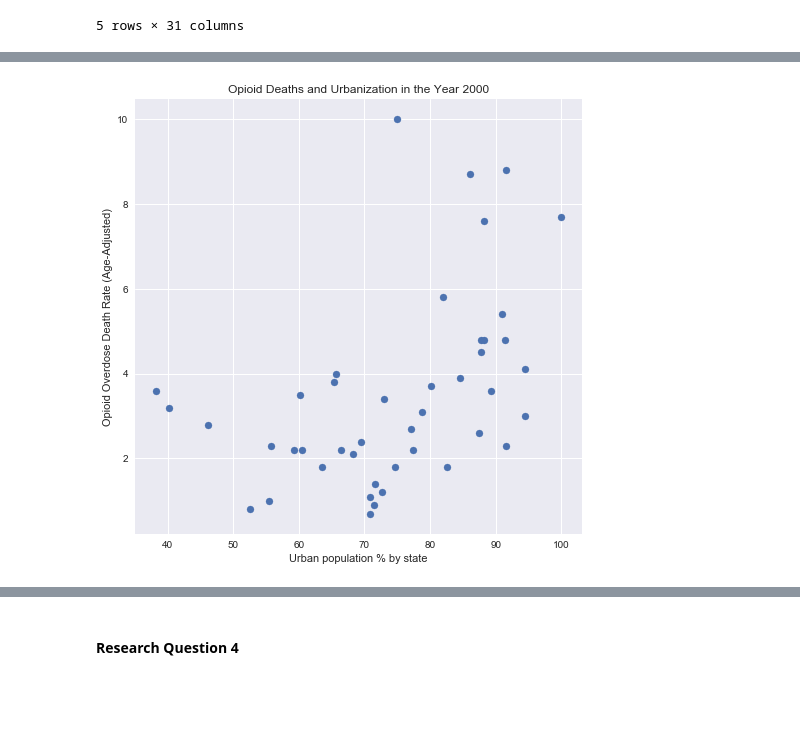
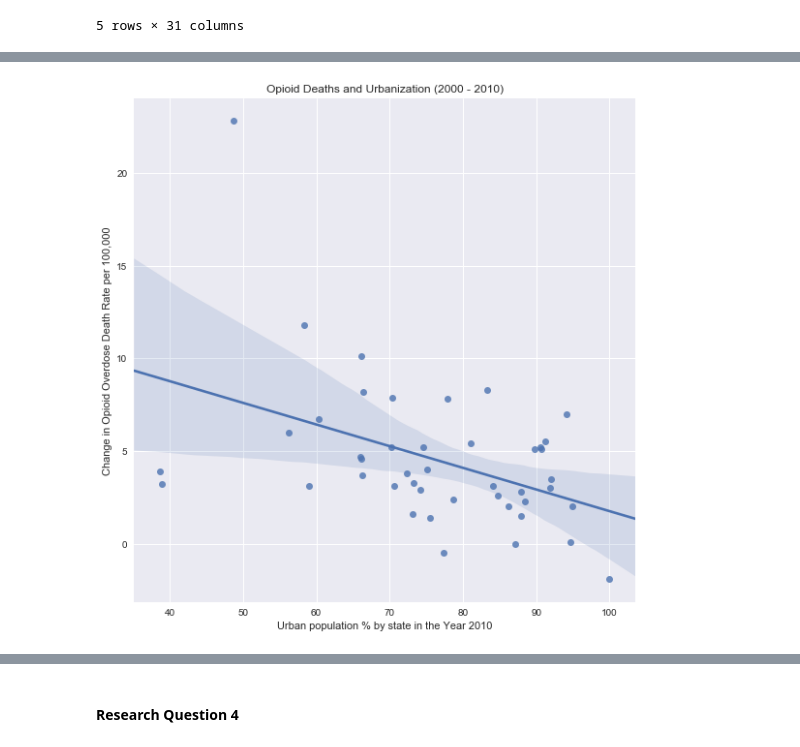
Before and after one commit to christa-fields/GWU_Databootcamp_Project_1, a Jupyter notebook: main.ipynb, the cells around one changed output, grey strips where cells are left out. Saved outputs shown, nothing was run; the diff lists cells and outputs as text; code cells hidden in the pictures; blank space fills up the shorter version.

```diff
--- a/main.ipynb
+++ b/main.ipynb
@@ -88,22 +88,21 @@ OpDeaths_Urb_df.head()
 # %%
 # dfs for the years 2000 and 2010 (the years where census data is available):
 # df Opioid deaths 2000
-Op_2000_df = pd.DataFrame(\
+OpDeathsDelta_df = pd.DataFrame(\
                           data = OpDeaths_Urb_df,\
-                          columns=['Location', '2000__Opioid Overdose Death Rate (Age-Adjusted)', '2000'])
-Op_2000_df = Op_2000_df.dropna()
-Op_2000_df = Op_2000_df.drop(Op_2000_df.index[0]) #dropping US total
-# For some reason, Opioid Death rate is not numeric. Change to numeric so scatter plot works
-Op_2000_df['2000__Opioid Overdose Death Rate (Age-Adjusted)'] = Op_2000_df['2000__Opioid Overdose Death Rate (Age-Adjusted)'].apply(pd.to_numeric)
+                          columns=['Location', '2000__Opioid Overdose Death Rate (Age-Adjusted)',\
+                                   '2010__Opioid Overdose Death Rate (Age-Adjusted)', '2010'])
+OpDeathsDelta_df = OpDeathsDelta_df.dropna()
+OpDeathsDelta_df = OpDeathsDelta_df.drop(OpDeathsDelta_df.index[0]) #dropping US total
+# Opioid Death rate is not numeric. Change to numeric so scatter plot works
+OpDeathsDelta_df['2000__Opioid Overdose Death Rate (Age-Adjusted)']=\
+    OpDeathsDelta_df['2000__Opioid Overdose Death Rate (Age-Adjusted)'].apply(pd.to_numeric)
+OpDeathsDelta_df['2010__Opioid Overdose Death Rate (Age-Adjusted)']=\
+    OpDeathsDelta_df['2010__Opioid Overdose Death Rate (Age-Adjusted)'].apply(pd.to_numeric)
 
-# df Opioid deaths 2010
-Op_2010_df = pd.DataFrame(\
-                          data = OpDeaths_Urb_df,\
-                          columns=['Location', '2010__Opioid Overdose Death Rate (Age-Adjusted)', '2010'])
-Op_2010_df = Op_2010_df.dropna()
-Op_2010_df = Op_2010_df.drop(Op_2010_df.index[0]) #dropping US total
-# For some reason, Opioid Death rate is not numeric. Change to numeric so scatter plot works
-Op_2010_df['2010__Opioid Overdose Death Rate (Age-Adjusted)'] = Op_2010_df['2010__Opioid Overdose Death Rate (Age-Adjusted)'].apply(pd.to_numeric)
+# get change in death rate from 2000 to 2010
+OpDeathsDelta_df['Change in Death'] = OpDeathsDelta_df['2010__Opioid Overdose Death Rate (Age-Adjusted)']\
+    - OpDeathsDelta_df['2000__Opioid Overdose Death Rate (Age-Adjusted)']
 
-Op_2010_df.head()
+OpDeathsDelta_df.tail()
 # %% [output]
@@ -116,13 +115,12 @@ Op_2010_df.head()
 # %%
-# scatterplot: Urban population % by state in year 2000 on opioid overdose death rate in year 2000
+# scatterplot: Urban population % by state in year 2010 on change in opioid death rates from years 2000-2010
 
-plt.figure(figsize=(8, 8))
-plt.scatter(x=Op_2000_df['2000'], y=Op_2000_df['2000__Opioid Overdose Death Rate (Age-Adjusted)'])
+sns.lmplot(x='2010', y='Change in Death', data = OpDeathsDelta_df, size = 8)
 
 # set titles and labels
-plt.title('Opioid Deaths and Urbanization in the Year 2000')
-plt.xlabel('Urban population % by state')
-plt.ylabel('Opioid Overdose Death Rate per 100,000 (Age-Adjusted)')
+plt.title('Opioid Deaths and Urbanization (2000 - 2010)')
+plt.xlabel('Urban population % by state in the Year 2010')
+plt.ylabel('Change in Opioid Overdose Death Rate per 100,000')
 plt.show()
 # %% [output]
-[figure, old version]
+[figure, new version]
```
Also changed, not shown: parts of 5 cells of this notebook, 4 other files.
